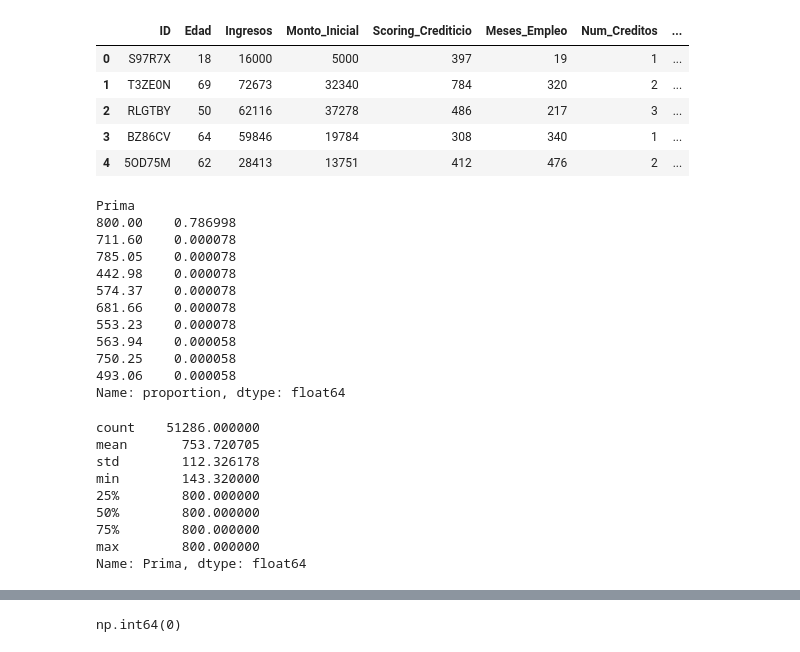
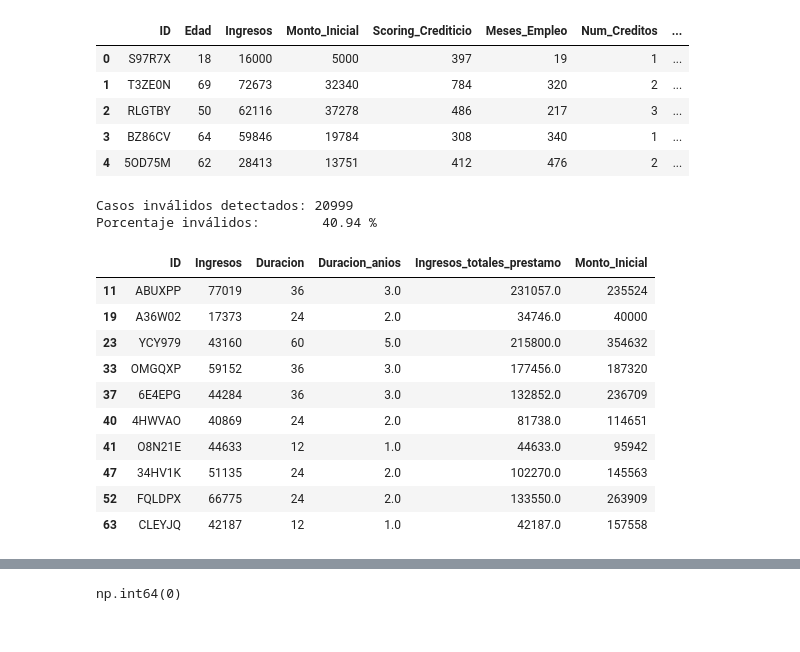
Before and after one commit to aketxx/Reto_07_Morado, a Jupyter notebook: Code/Limpieza.ipynb, the cells around one changed output, grey strips where cells are left out. Drawn from its saved outputs; the diff is of its cells as text; code cells hidden in the pictures.

```diff
--- a/Code/Limpieza.ipynb
+++ b/Code/Limpieza.ipynb
@@ -17,32 +17,34 @@ df.head()
 | 4 | 5OD75M | 62 | 28413 | 13751 | 412 | 476 | 2 | ... |
 # %%
 df = df[df["Proposito"] == "Vivienda"]
-# %%
-df["Prima"].value_counts(normalize=True).head(10)
-# %% [output]
-Prima
-800.00    0.786998
-711.60    0.000078
-785.05    0.000078
-442.98    0.000078
-574.37    0.000078
-681.66    0.000078
-553.23    0.000078
-563.94    0.000058
-750.25    0.000058
-493.06    0.000058
-Name: proportion, dtype: float64
-# %%
-df["Prima"].describe()
-# %% [output]
-count    51286.000000
-mean       753.720705
-std        112.326178
-min        143.320000
-25%        800.000000
-50%        800.000000
-75%        800.000000
-max        800.000000
-Name: Prima, dtype: float64
-# %%
-df = df[df["Prima"] != 800].copy()
+# %%
+# --- Duración en meses -> años ---
+df["Duracion_anios"] = df["Duracion"] / 12
+
+# Ingresos totales estimados durante el préstamo
+df["Ingresos_totales_prestamo"] = df["Ingresos"] * df["Duracion_anios"]
+
+# Casos inválidos: ingresos durante el préstamo < monto inicial
+mask_invalidos = df["Ingresos_totales_prestamo"] < df["Monto_Inicial"]
+
+df_ingresos_invalidos = df[mask_invalidos].copy()
+
+print("Casos inválidos detectados:", df_ingresos_invalidos.shape[0])
+print("Porcentaje inválidos:       ", round(df_ingresos_invalidos.shape[0] / df.shape[0] * 100, 2), "%")
+
+# Ver ejemplos
+df_ingresos_invalidos[["ID", "Ingresos", "Duracion", "Duracion_anios", "Ingresos_totales_prestamo", "Monto_Inicial"]].head(10)
+# %% [output]
+Casos inválidos detectados: 20999
+Porcentaje inválidos:        40.94 %
+|  | ID | Ingresos | Duracion | Duracion_anios | Ingresos_totales_prestamo | Monto_Inicial |
+| 11 | ABUXPP | 77019 | 36 | 3.0 | 231057.0 | 235524 |
+| 19 | A36W02 | 17373 | 24 | 2.0 | 34746.0 | 40000 |
+| 23 | YCY979 | 43160 | 60 | 5.0 | 215800.0 | 354632 |
+| 33 | OMGQXP | 59152 | 36 | 3.0 | 177456.0 | 187320 |
+| 37 | 6E4EPG | 44284 | 36 | 3.0 | 132852.0 | 236709 |
+| 40 | 4HWVAO | 40869 | 24 | 2.0 | 81738.0 | 114651 |
+| 41 | O8N21E | 44633 | 12 | 1.0 | 44633.0 | 95942 |
+| 47 | 34HV1K | 51135 | 24 | 2.0 | 102270.0 | 145563 |
+| 52 | FQLDPX | 66775 | 24 | 2.0 | 133550.0 | 263909 |
+| 63 | CLEYJQ | 42187 | 12 | 1.0 | 42187.0 | 157558 |
```
Also changed, not shown: parts of 8 cells of this notebook, 1 other file.
